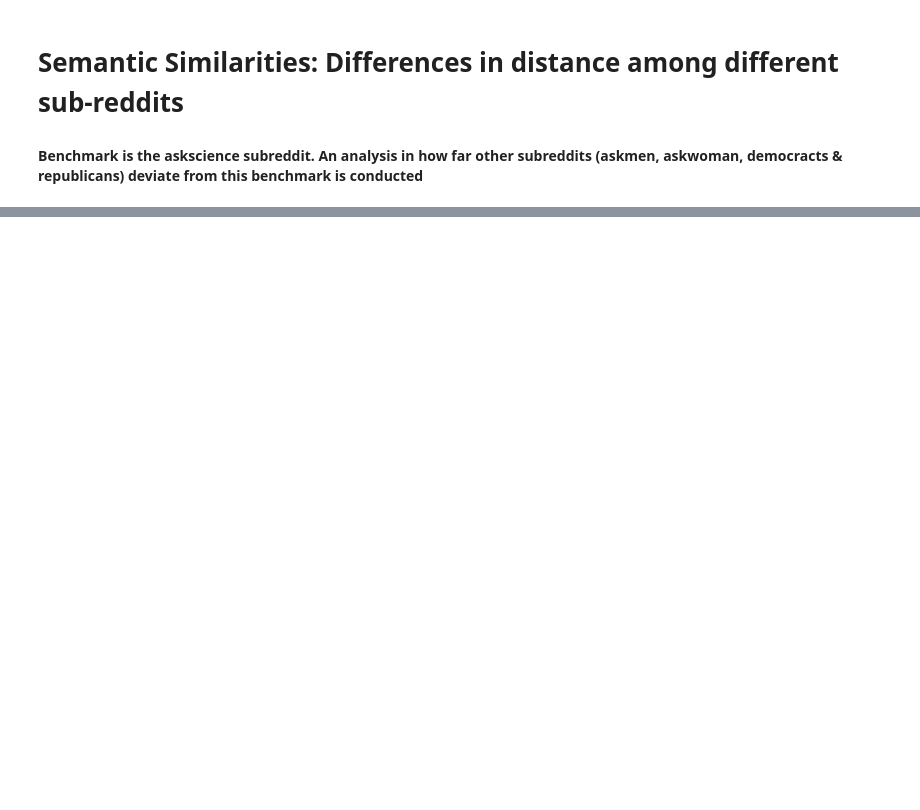
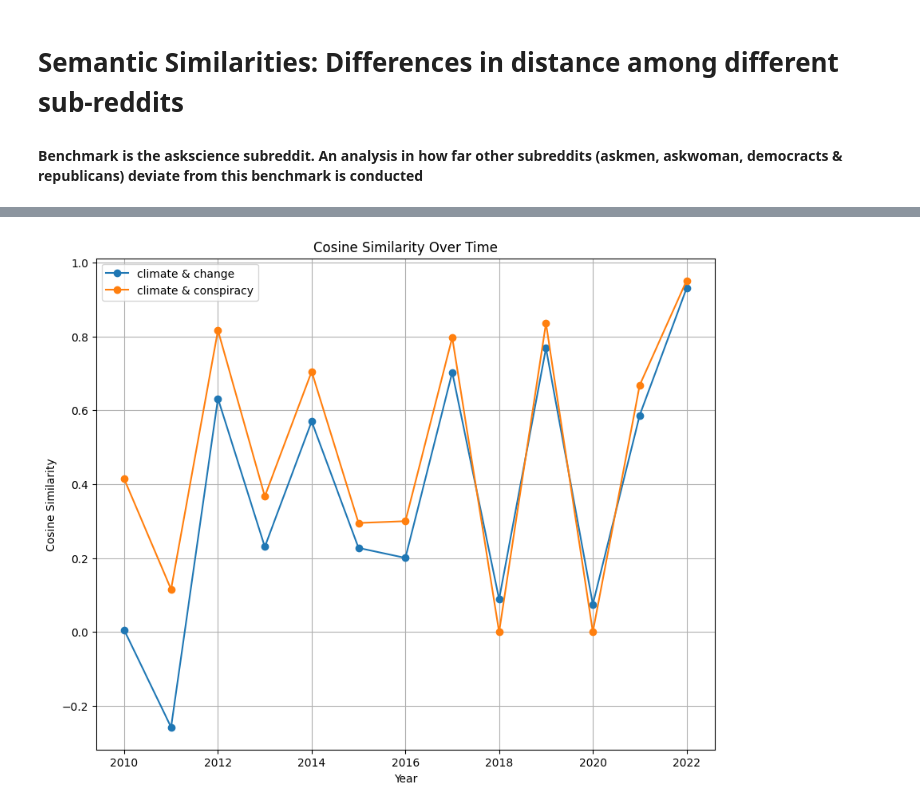
Before and after one commit to tobiaswtzl/dlss-project24, a Jupyter notebook: code/2. Deep Learning Model/SemSim_subreddits.ipynb, the cells around one changed output, grey strips where cells are left out. Saved outputs shown, nothing was run; the diff lists cells and outputs as text; code cells hidden in the pictures; blank space fills up the shorter version.

```diff
--- a/code/2. Deep Learning Model/SemSim_subreddits.ipynb
+++ b/code/2. Deep Learning Model/SemSim_subreddits.ipynb
@@ -75,0 +60,51 @@ plt.show()
+# %%
+import pandas as pd
+import numpy as np
+from sklearn.metrics.pairwise import cosine_similarity
+import matplotlib.pyplot as plt
+
+# Step 1: Load the embeddings
+years = list(range(2010, 2023))
+embeddings = {}
+
+for year in years:
+    embeddings[year] = pd.read_csv(f'/Users/fabianmahner/dlss-project24/output/embeddings/embeddings_CBOW_posts_{year}.csv')
+
+# Step 2: Align the words
+words = set(embeddings[years[0]]['word'])
+for year in years[1:]:
+    words &= set(embeddings[year]['word'])
+
+words = list(words)  # list of common words across all years
+
+# word pairs
+word_pairs = [('climate', 'change'), ('climate', 'conspiracy')]  # example pairs
+
+# Step 3: Calculate Cosine Similarity
+similarities = {pair: [] for pair in word_pairs}
+
+for year in years:
+    df = embeddings[year]
+    df = df[df['word'].isin(words)]
+    word_vectors = df.set_index('word').loc[words]
+
+    for word1, word2 in word_pairs:
+        vec1 = word_vectors.loc[word1].values.reshape(1, -1)
+        vec2 = word_vectors.loc[word2].values.reshape(1, -1)
+        sim = cosine_similarity(vec1, vec2)[0][0]
+        similarities[(word1, word2)].append(sim)
+
+# Step 4: Visualize the Results
+plt.figure(figsize=(10, 8))
+
+for pair, sims in similarities.items():
+    plt.plot(years, sims, marker='o', label=f"{pair[0]} & {pair[1]}")
+
+plt.xlabel('Year')
+plt.ylabel('Cosine Similarity')
+plt.title('Cosine Similarity Over Time')
+plt.legend()
+plt.grid(True)
+plt.show()
+# %% [output]
+[figure, added]
```
Also changed, not shown: parts of 10 cells of this notebook, 1 other file.
